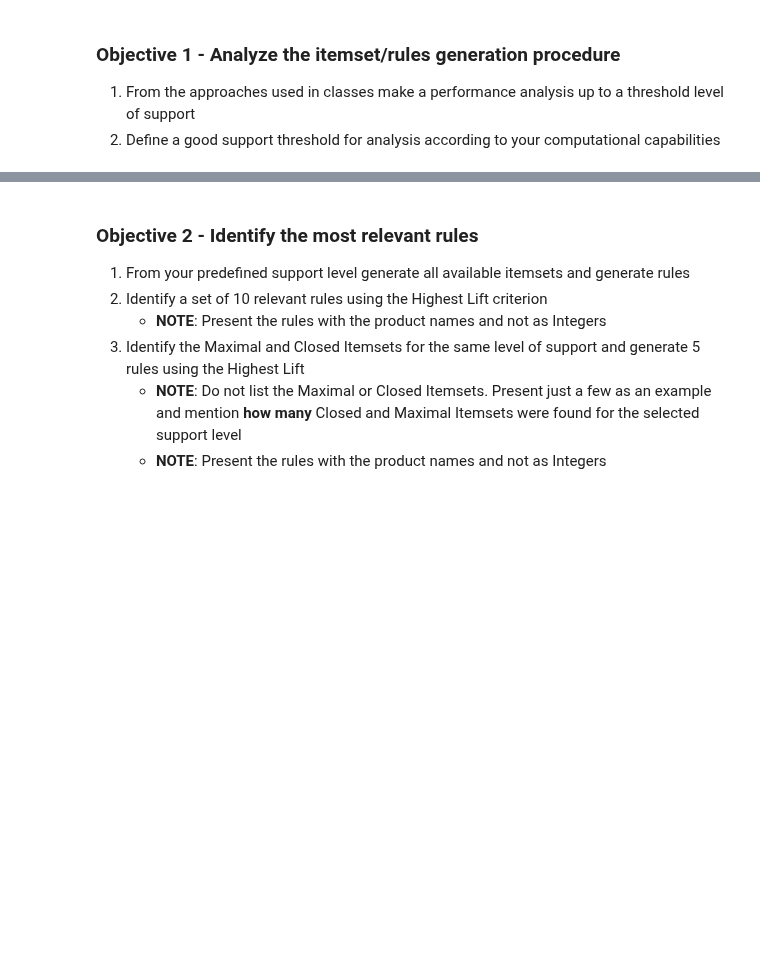
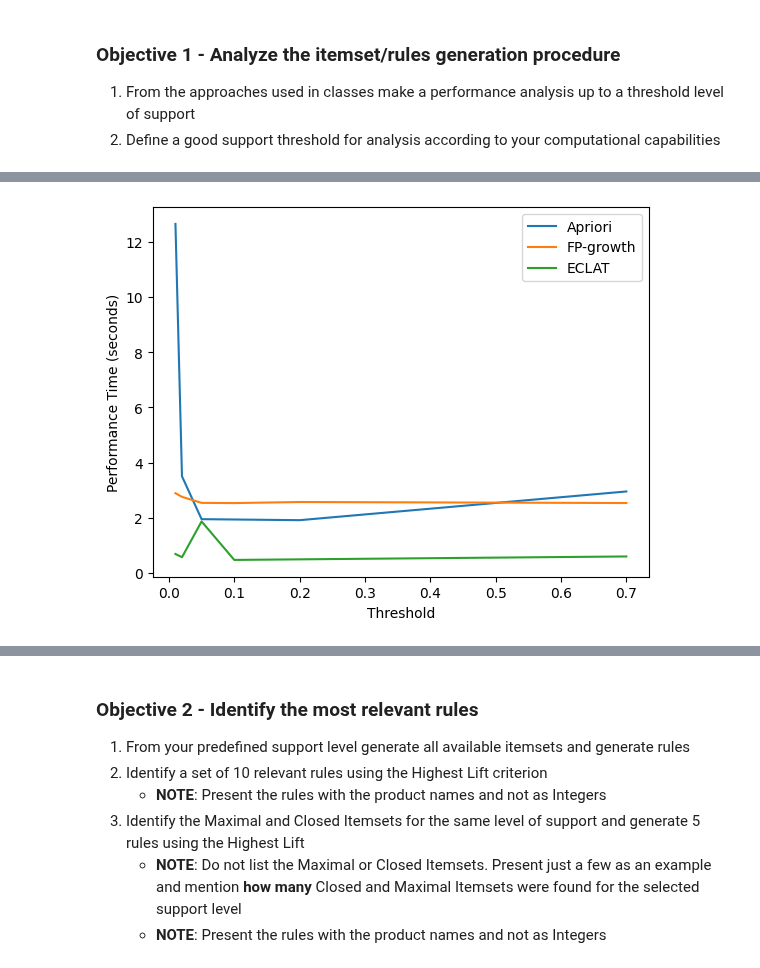
Before and after one commit to tildtr/data-mining-assignments, a Jupyter notebook: assignment-2/PD_2324_HA2.ipynb, the cells around one changed output, grey strips where cells are left out. Saved outputs shown, nothing was run; the diff lists cells and outputs as text; code cells hidden in the pictures; blank space fills up the shorter version.

```diff
--- a/assignment-2/PD_2324_HA2.ipynb
+++ b/assignment-2/PD_2324_HA2.ipynb
@@ -46,6 +49,6 @@ Uncompress the data set (zip file) which will produce 2 files:
 # %%
 #Read product names and IDs
-lines=open("products.txt", "rt", encoding="utf8").readlines()
+lines=open("data/products.txt", "rt", encoding="utf8").readlines()
 products=[0]*len(lines)
 for lin in lines[1:]:
     pid, pname, aid, did=lin.strip().split("\t")
@@ -53,7 +56,7 @@ for lin in lines[1:]:
 
 #read transactions
 import pickle
-orders=pickle.load(open("order_products.pickle", "rb"))
+orders=pickle.load(open("data/order_products__local.pickle", "rb"))
 
 #check names of products on transaction 2 (example):
 print("Transaction 2 is", orders[2])
@@ -80,0 +171,95 @@ Code: 43668 is product: Classic Blend Cole Slaw
+# %%
+### Add processing code here
+# General params
+random.seed(420)
+subset_size_small = 100000
+subset_size_large = 1000000
+
+# Get product names and replace product codes in transactions with names
+products = extract_product_names(lines)
+orders_with_names_list = replace_product_codes_with_names(orders, products)
+print("Finished replacing product codes with names")
+
+# Since the dataset is too big we do a random sample
+subset_orders_with_names_list = random.sample(orders_with_names_list, subset_size_small)
+
+# Compute binary database
+binary_database_subset = create_binary_database(subset_orders_with_names_list)
+
+# Apriori, FP-Growth, and Eclat algorithms used for association rule mining in data mining are used to find frequent itemsets in the dataset
+# Set-up dict for performance comparison
+D = {"threshold": [0.7, 0.2, 0.1, 0.05, 0.02, 0.01],
+     "apriori": [],
+     "fpgrowth": [],
+     "ECLAT": []
+     }
+
+# Set-up list of algorithms
+algorithms = ["apriori", "fpgrowth", "ECLAT"]
+
+df_performance = compare_algorithm_performance(D, binary_database_subset, subset_orders_with_names_list, algorithms)
+
+plt.plot(df_performance["threshold"], df_performance["apriori"], label="Apriori")
+plt.plot(df_performance["threshold"], df_performance["fpgrowth"], label="FP-growth")
+plt.plot(df_performance["threshold"], df_performance["ECLAT"], label="ECLAT")
+plt.legend()
+plt.xlabel('Threshold')
+plt.ylabel('Performance Time (seconds)')
+plt.show()
+
+# Display performance DataFrame
+display(df_performance)
+
+print("Finished computing and displaying performance for partial dataset")
+
+# Generate frequent itemsets
+FI_fpg = fpgrowth(binary_database_subset, 0.01, use_colnames=True)
+FI_eclat = pyeclat(subset_orders_with_names_list, 0.01)
+FI_apriori = apriori(binary_database_subset, 0.01, use_colnames=True)
+
+FI_fpg['Algorithm'] = 'FP-Growth'
+FI_fpg['Support Threshold'] = 0.01
+FI_eclat['Algorithm'] = 'ECLAT'
+FI_eclat['Support Threshold'] = 0.01
+FI_apriori['Algorithm'] = 'Apriori'
+FI_apriori['Support Threshold'] = 0.01
+
+combined_df = pd.concat([FI_fpg, FI_eclat, FI_apriori])
+
+combined_df.reset_index(drop=True, inplace=True)
+
+display(combined_df)
+
+print("Finished computing and displaying frequent itemsets for small partial dataset")
+
+# ----------------------------
+# Run FP-growth and ECLAT with different thresholds on larger dataset
+large_subset_orders_with_names_list = random.sample(orders_with_names_list, subset_size_large)
+binary_database_large = create_binary_database(large_subset_orders_with_names_list)
+
+# Setup dictionary for performance comparison
+D = {"threshold": [0.7, 0.2, 0.1, 0.05, 0.02, 0.01],
+     "fpgrowth": [],
+     "ECLAT": []
+     }
+
+# List of algorithms to use
+algorithms = ["fpgrowth", "ECLAT"]
+
+# Compare performance on the full dataset
+df_performance = compare_algorithm_performance(D, binary_database_large, large_subset_orders_with_names_list, algorithms)
+
+# Plotting results
+plt.plot(df_performance["threshold"], df_performance["fpgrowth"], label="FP-growth")
+plt.plot(df_performance["threshold"], df_performance["ECLAT"], label="ECLAT")
+plt.legend()
+plt.xlabel('Threshold')
+plt.ylabel('Performance Time (seconds)')
+plt.title('Performance Comparison on Large Partial Dataset')
+plt.show()
+
+# Display the performance DataFrame
+display(df_performance)
+
+print("Finished computing and displaying performance for large partial dataset")
+# %% [output]
@@ -80,0 +267 @@ Code: 43668 is product: Classic Blend Cole Slaw
+[figure, added]
```
Also changed, not shown: parts of 10 cells of this notebook, 1 other file.
